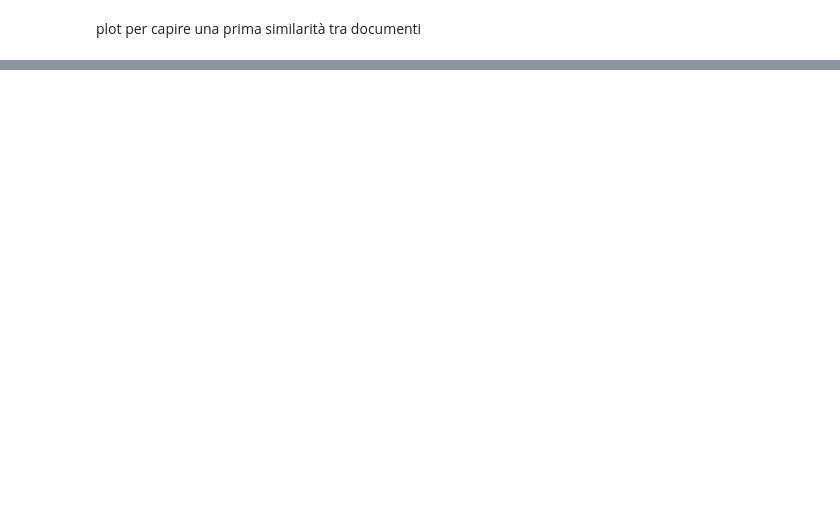
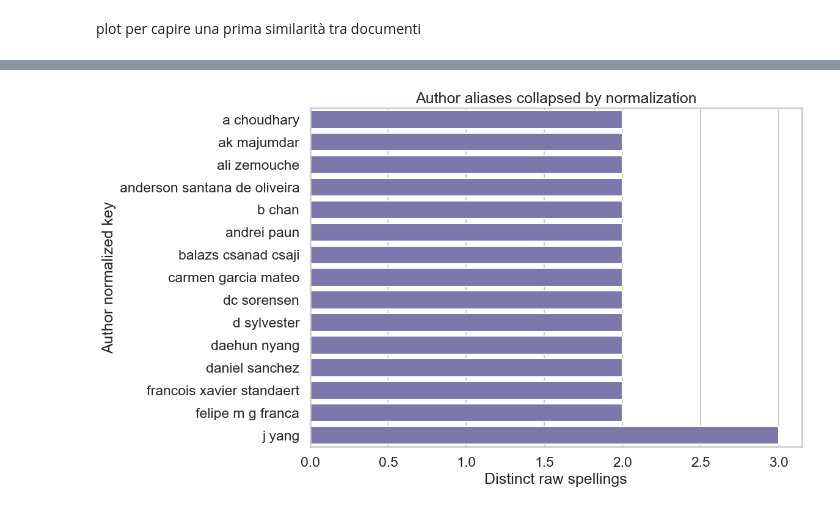
Before and after one commit to SergioFernandezDiz/Data-Projects-Hackathon_3-25-26, a Jupyter notebook: code.ipynb, the cells around one changed output, grey strips where cells are left out. Saved outputs shown, nothing was run; the diff lists cells and outputs as text; code cells hidden in the pictures; blank space fills up the shorter version.

```diff
--- a/code.ipynb
+++ b/code.ipynb
@@ -964,0 +1573,27 @@ fig.show()
+# %%
+author_alias_rows = []
+
+for _, row in df_clean.iterrows():
+    raw_names = row["author_names_raw"]
+    ascii_names = row["author_names_ascii"]
+
+    for raw_name, ascii_name in zip(raw_names, ascii_names):
+        author_alias_rows.append({
+            "author_ascii": ascii_name,
+            "author_raw": raw_name
+        })
+
+author_alias_df = pd.DataFrame(author_alias_rows)
+
+author_alias_summary = (
+    author_alias_df.groupby("author_ascii")
+    .agg(
+        n_variants=("author_raw", "nunique"),
+        examples=("author_raw", lambda x: " | ".join(sorted(set(list(x)[:10]))[:5]))
+    )
+    .reset_index()
+    .sort_values(["n_variants", "author_ascii"], ascending=[False, True])
+)
+
+author_alias_summary = author_alias_summary[author_alias_summary["n_variants"] > 1]
+display(author_alias_summary.head(20))
@@ -964,0 +1618,12 @@ fig.show()
+# %%
+top_author_alias = author_alias_summary.head(15).sort_values("n_variants", ascending=True)
+
+plt.figure(figsize=(12, 7))
+sns.barplot(data=top_author_alias, x="n_variants", y="author_ascii", color="#7570B3")
+plt.title("Author aliases collapsed by normalization")
+plt.xlabel("Distinct raw spellings")
+plt.ylabel("Author normalized key")
+plt.tight_layout()
+plt.show()
+# %% [output]
+[figure, added]
```
Also changed, not shown: parts of 47 cells of this notebook, 1 other file.
